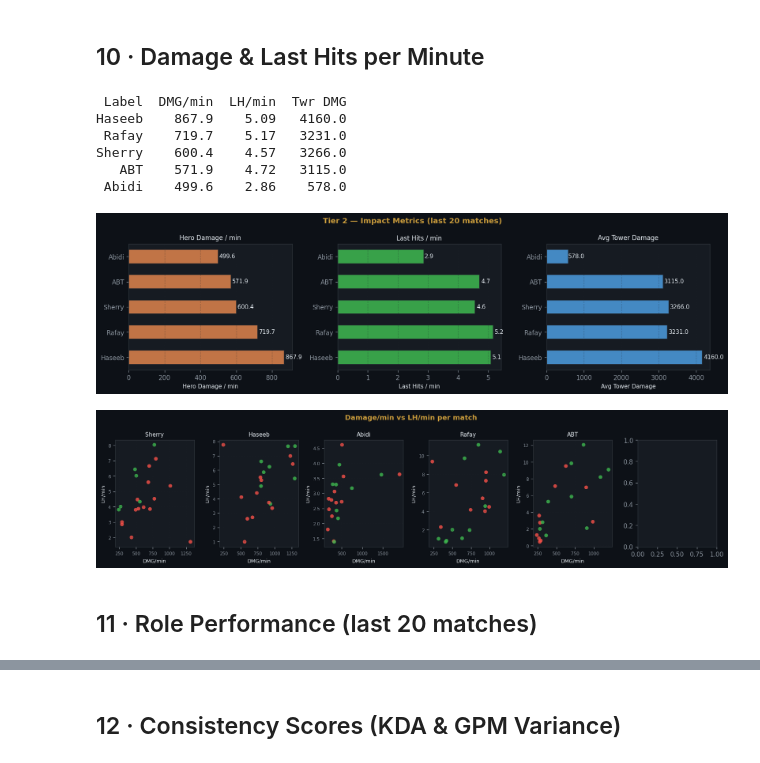
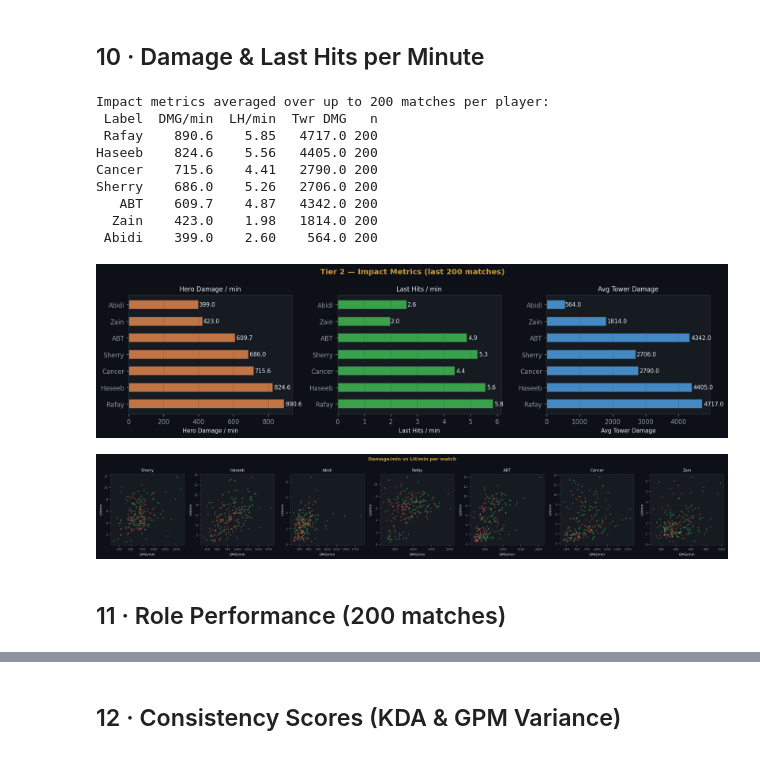
Before and after one commit to AliAbidi555/Dota-2-WR-Simulation-, a Jupyter notebook: notebook.ipynb, the cells around one changed output, grey strips where cells are left out. Drawn from its saved outputs; the diff is of its cells as text; code cells hidden in the pictures.

```diff
--- a/notebook.ipynb
+++ b/notebook.ipynb
@@ -377,17 +420,17 @@ plt.show()
 # %% [markdown]
 ## 6 · GPM / XPM Scatter (coloured by win/loss)
 # %%
-fig, axes = plt.subplots(1, len(D), figsize=(14, 4), sharey=False)
-fig.suptitle('GPM vs XPM — Last 20 Matches', color=GOLD, fontsize=12, fontweight='bold')
+fig, axes = plt.subplots(1, len(D), figsize=(len(D) * 3, 4), sharey=False)
+fig.suptitle('GPM vs XPM — Last 200 Matches', color=GOLD, fontsize=12, fontweight='bold')
 
 for ax, (aid, d), col in zip(axes, D.items(), PALETTE):
-    matches = d['recent'][:20]
+    matches = get_matches(aid)
     gpms = [m['gold_per_min'] for m in matches]
     xpms = [m['xp_per_min']   for m in matches]
     colors = [GREEN if m['won'] else RED for m in matches]
-    ax.scatter(gpms, xpms, c=colors, s=40, alpha=0.8, edgecolors='none')
-    ax.axvline(np.mean(gpms), color=col, linewidth=0.8, linestyle='--', alpha=0.7)
-    ax.axhline(np.mean(xpms), color=col, linewidth=0.8, linestyle='--', alpha=0.7)
+    ax.scatter(gpms, xpms, c=colors, s=18, alpha=0.5, edgecolors='none')
+    ax.axvline(np.mean(gpms), color=col, linewidth=0.9, linestyle='--', alpha=0.8)
+    ax.axhline(np.mean(xpms), color=col, linewidth=0.9, linestyle='--', alpha=0.8)
     ax.set_title(d['label'], fontsize=10); ax.set_xlabel('GPM', fontsize=8); ax.set_ylabel('XPM', fontsize=8)
     ax.tick_params(labelsize=7); ax.grid(alpha=0.25)
 
@@ -535,64 +587,75 @@ Sections 10–12 use data already loaded in Section 2 — no extra API calls nee
 # %% [markdown]
 ## 10 · Damage & Last Hits per Minute
 # %%
-# Build per-player summary of Tier 2 impact metrics
+# Build per-player summary of Tier 2 impact metrics using full 200-match history
 t2_rows = []
 for aid, d in D.items():
-    ms = d['recent'][:20]
+    ms = get_matches(aid)
     n  = len(ms)
-    if n == 0: continue
+    if n == 0:
+        continue
     t2_rows.append({
-        'Label':     d['label'],
-        'DMG/min':   round(sum(m['dmg_per_min'] for m in ms) / n, 1),
-        'LH/min':    round(sum(m['lh_per_min']  for m in ms) / n, 2),
-        'Twr DMG':   round(sum(m.get('tower_damage', 0) for m in ms) / n, 0),
+        'Label':   d['label'],
+        'DMG/min': round(sum(m['dmg_per_min'] for m in ms) / n, 1),
+        'LH/min':  round(sum(m['lh_per_min']  for m in ms) / n, 2),
+        'Twr DMG': round(sum(m.get('tower_damage', 0) for m in ms) / n, 0),
+        'n':       n,
     })
 
 df_t2 = pd.DataFrame(t2_rows).sort_values('DMG/min', ascending=False)
+print(f'Impact metrics averaged over up to {MATCH_LIMIT} matches per player:')
 print(df_t2.to_string(index=False))
 
-fig, axes = plt.subplots(1, 3, figsize=(14, 4))
-fig.suptitle('Tier 2 — Impact Metrics (last 20 matches)', color=GOLD, fontsize=12, fontweight='bold')
+fig, axes = plt.subplots(1, 3, figsize=(14, max(3, len(df_t2) * 0.55)))
+fig.suptitle(f'Tier 2 — Impact Metrics (last {MATCH_LIMIT} matches)',
+             color=GOLD, fontsize=12, fontweight='bold')
 
 for ax, col, color, label in [
     (axes[0], 'DMG/min', ORANGE, 'Hero Damage / min'),
     (axes[1], 'LH/min',  GREEN,  'Last Hits / min'),
     (axes[2], 'Twr DMG', BLUE,   'Avg Tower Damage'),
 ]:
-    bars = ax.barh(df_t2['Label'], df_t2[col], color=color, edgecolor='#21262d', height=0.55, alpha=0.85)
+    bars = ax.barh(df_t2['Label'], df_t2[col], color=color,
+                   edgecolor='#21262d', height=0.55, alpha=0.85)
     for bar, val in zip(bars, df_t2[col]):
-        ax.text(bar.get_width() * 1.01, bar.get_y() + bar.get_height()/2, f'{val:.1f}', va='center', fontsize=9)
-    ax.set_xlabel(label, fontsize=9); ax.set_title(label, fontsize=10); ax.grid(axis='x', alpha=0.3)
+        ax.text(bar.get_width() * 1.01, bar.get_y() + bar.get_height() / 2,
+                f'{val:.1f}', va='center', fontsize=9)
+    ax.set_xlabel(label, fontsize=9); ax.set_title(label, fontsize=10)
+    ax.grid(axis='x', alpha=0.3)
 
 plt.tight_layout()
 plt.savefig('notebook_cache/t2_impact_metrics.png', bbox_inches='tight', facecolor='#0d1117')
 plt.show()
 
-# Scatter: DMG/min vs LH/min coloured by win/loss per player
-fig, axes = plt.subplots(1, len(D), figsize=(14, 3.5), sharey=False)
+# Scatter: DMG/min vs LH/min per match, coloured by win/loss
+fig, axes = plt.subplots(1, len(D), figsize=(len(D) * 3, 3.5), sharey=False)
 fig.suptitle('Damage/min vs LH/min per match', color=GOLD, fontsize=11, fontweight='bold')
 
 for ax, (aid, d), col in zip(axes, D.items(), PALETTE):
-    ms = d['recent'][:20]
+    ms = get_matches(aid)
     ax.scatter([m['dmg_per_min'] for m in ms], [m['lh_per_min'] for m in ms],
-               c=[GREEN if m['won'] else RED for m in ms], s=35, alpha=0.8, edgecolors='none')
-    ax.set_title(d['label'], fontsize=9); ax.set_xlabel('DMG/min', fontsize=8); ax.set_ylabel('LH/min', fontsize=8)
+               c=[GREEN if m['won'] else RED for m in ms], s=12, alpha=0.45, edgecolors='none')
+    ax.set_title(d['label'], fontsize=9)
+    ax.set_xlabel('DMG/min', fontsize=8); ax.set_ylabel('LH/min', fontsize=8)
     ax.tick_params(labelsize=7); ax.grid(alpha=0.25)
 
 plt.tight_layout()
 plt.savefig('notebook_cache/t2_dmg_lh_scatter.png', bbox_inches='tight', facecolor='#0d1117')
 plt.show()
 # %% [output]
- Label  DMG/min  LH/min  Twr DMG
-Haseeb    867.9    5.09   4160.0
- Rafay    719.7    5.17   3231.0
-Sherry    600.4    4.57   3266.0
-   ABT    571.9    4.72   3115.0
- Abidi    499.6    2.86    578.0
+Impact metrics averaged over up to 200 matches per player:
+ Label  DMG/min  LH/min  Twr DMG   n
+ Rafay    890.6    5.85   4717.0 200
+Haseeb    824.6    5.56   4405.0 200
+Cancer    715.6    4.41   2790.0 200
+Sherry    686.0    5.26   2706.0 200
+   ABT    609.7    4.87   4342.0 200
+  Zain    423.0    1.98   1814.0 200
+ Abidi    399.0    2.60    564.0 200
-[figure, old version]
+[figure, new version]
-[figure, old version]
+[figure, new version]
 # %% [markdown]
-## 11 · Role Performance (last 20 matches)
+## 11 · Role Performance (200 matches)
 # %%
 ROLE_ORDER = ['Carry', 'Mid', 'Offlane', 'Support', 'Jungle']
 
```
Also changed, not shown: parts of 14 cells of this notebook, 7 other files.
